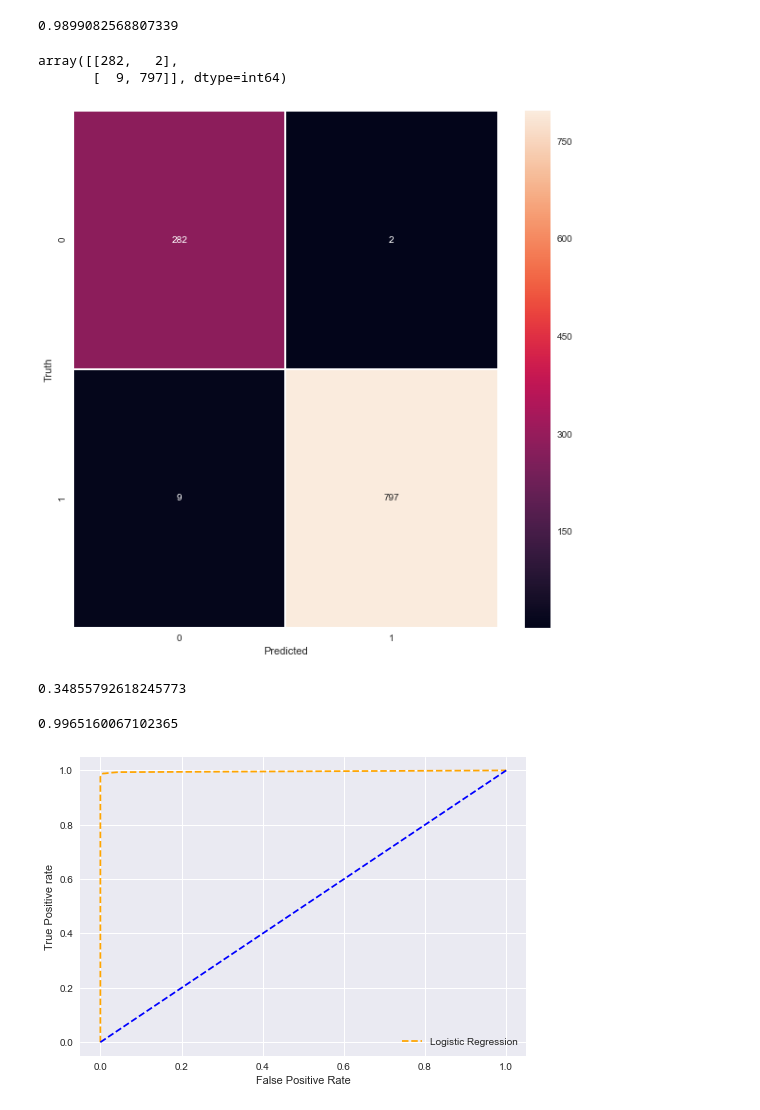
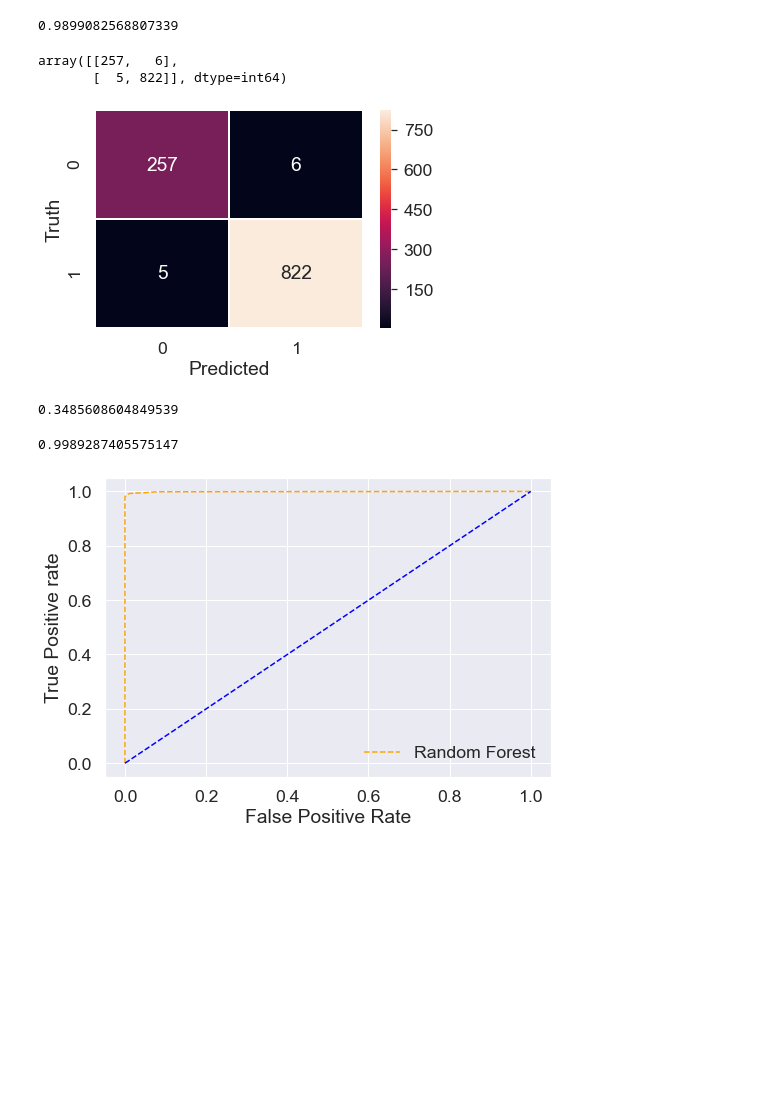
Before and after one commit to Sibanshpal/Fire-Outbreak-Detection, a Jupyter notebook: random_forest_smoke_alarm.ipynb, the cells around one changed output. Drawn from its saved outputs; the diff is of its cells as text; code cells hidden in the pictures; blank space fills up the shorter version.

```diff
--- a/random_forest_smoke_alarm.ipynb
+++ b/random_forest_smoke_alarm.ipynb
@@ -1,7 +1,7 @@
 # %%
 import pandas as pd
 # %%
-df = pd.read_csv(r'sdcReduced2.csv')
+df = pd.read_csv(r'sdcReduced3.csv')
 # %%
 df.head()
 # %% [output]
@@ -24,7 +23,7 @@ Label         5450
 dtype: int64
 # %%
 from sklearn.model_selection import train_test_split
-X_train, X_test, y_train, y_test = train_test_split(df.drop(['Label'], axis='columns'), df['Label'], test_size=0.2)
+X_train, X_test, y_train, y_test = train_test_split(df.drop(['Fire Label'], axis='columns'), df['Fire Label'], test_size=0.2)
 # %%
 from sklearn.ensemble import RandomForestClassifier
 model = RandomForestClassifier()
@@ -48,26 +47,27 @@ from sklearn.metrics import confusion_matrix
 cm = confusion_matrix(y_test, y_predicted)
 cm
 # %% [output]
-array([[282,   2],
-       [  9, 797]], dtype=int64)
+array([[257,   6],
+       [  5, 822]], dtype=int64)
 # %%
 %matplotlib inline
 import matplotlib.pyplot as plt
 import seaborn as sns
-plt.figure(figsize=(10,10))
+sns.set(font_scale=1.6)
+plt.figure()
 sns.heatmap(cm, annot=True, linewidths=1, fmt='d')
 plt.xlabel('Predicted')
 plt.ylabel('Truth')
 #plt.title('Confusion matrix: Random Forest Classifier')
-plt.savefig('confusion.png',dpi=300)
+plt.savefig('variable_imp.png',dpi=300,bbox_inches="tight")
 plt.show()
 # %% [output]
-[figure, old version]
+[figure, new version]
 # %%
 from sklearn.metrics import log_loss
 log_loss(y_test,y_predicted)
 # %% [output]
-0.34855792618245773
+0.3485608604849539
 # %%
 pred_prob1 = model.predict_proba(X_test)
 from sklearn.metrics import roc_curve
@@ -80,13 +80,13 @@ p_fpr, p_tpr, _ = roc_curve(y_test, random_probs, pos_label=1)
 auc_score1 = roc_auc_score(y_test, pred_prob1[:,1])
 print(auc_score1)
 # %% [output]
-0.9965160067102365
+0.9989287405575147
 # %%
 import matplotlib.pyplot as plt
 plt.style.use('seaborn')
-
+sns.set(font_scale=1.6)
 # plot roc curves
-plt.plot(fpr1, tpr1, linestyle='--',color='orange', label='Logistic Regression')
+plt.plot(fpr1, tpr1, linestyle='--',color='orange', label='Random Forest')
 #plt.plot(fpr2, tpr2, linestyle='--',color='green', label='KNN')
 plt.plot(p_fpr, p_tpr, linestyle='--', color='blue')
 # title
@@ -100,7 +100,7 @@ plt.legend(loc='best')
 plt.savefig('ROC',dpi=300)
 plt.show();
 # %% [output]
-[figure, old version]
+[figure, new version]
 # %%
 from sklearn import ensemble
 import numpy as np
```
Also changed, not shown: parts of 4 cells of this notebook.
